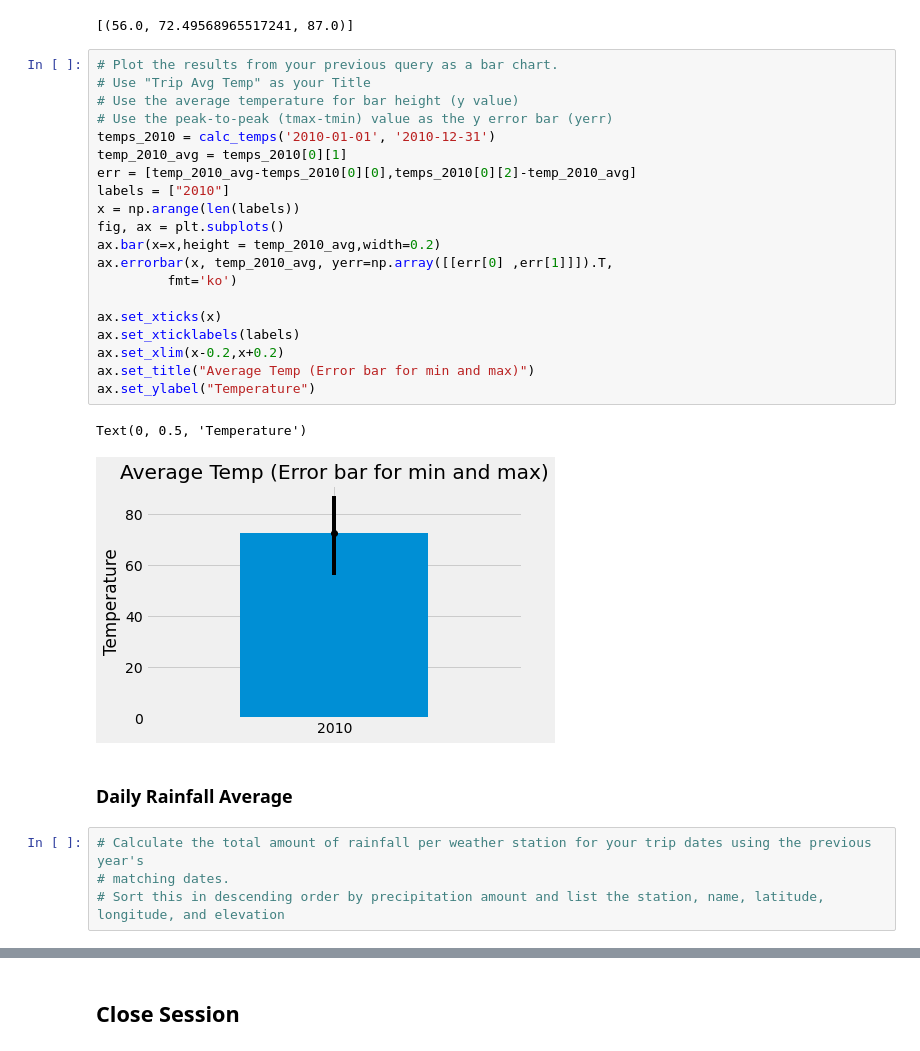
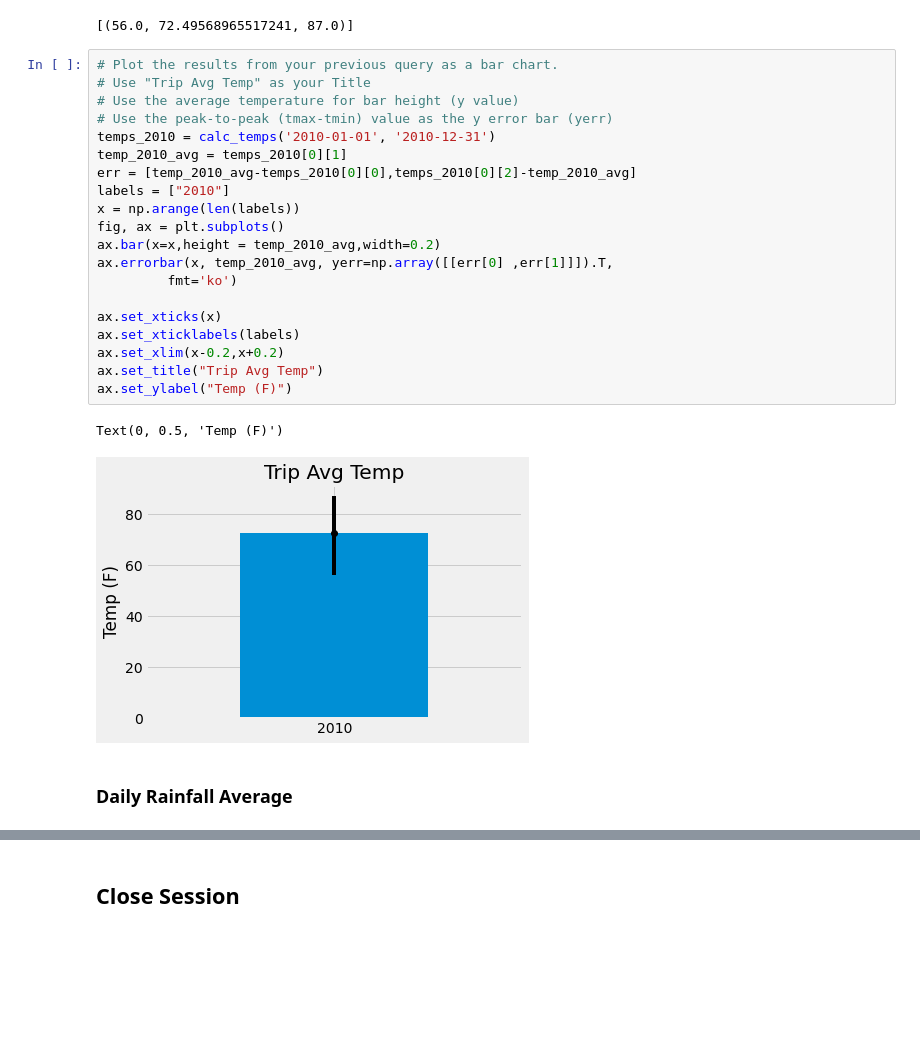
Before and after one commit to zukohere/sqlalchemy-challenge, a Jupyter notebook: temp_analysis_bonus_2_starter.ipynb, the cells around one changed output, grey strips where cells are left out. Saved outputs shown, nothing was run; the diff lists cells and outputs as text; blank space fills up the shorter version.

```diff
--- a/temp_analysis_bonus_2_starter.ipynb
+++ b/temp_analysis_bonus_2_starter.ipynb
@@ -91,29 +91,25 @@ calc_temps('2010-01-01', '2010-12-31')
 # %%
 # Plot the results from your previous query as a bar chart.
 # Use "Trip Avg Temp" as your Title
 # Use the average temperature for bar height (y value)
 # Use the peak-to-peak (tmax-tmin) value as the y error bar (yerr)
 temps_2010 = calc_temps('2010-01-01', '2010-12-31')
 temp_2010_avg = temps_2010[0][1]
 err = [temp_2010_avg-temps_2010[0][0],temps_2010[0][2]-temp_2010_avg]
 labels = ["2010"]
 x = np.arange(len(labels))
 fig, ax = plt.subplots()
 ax.bar(x=x,height = temp_2010_avg,width=0.2)
 ax.errorbar(x, temp_2010_avg, yerr=np.array([[err[0] ,err[1]]]).T,
          fmt='ko')
 
 ax.set_xticks(x)
 ax.set_xticklabels(labels)
 ax.set_xlim(x-0.2,x+0.2)
-ax.set_title("Average Temp (Error bar for min and max)")
-ax.set_ylabel("Temperature")
+ax.set_title("Trip Avg Temp")
+ax.set_ylabel("Temp (F)")
 # %% [output]
-Text(0, 0.5, 'Temperature')
+Text(0, 0.5, 'Temp (F)')
-[figure, old version]
+[figure, new version]
 # %% [markdown]
 ### Daily Rainfall Average
-# %%
-# Calculate the total amount of rainfall per weather station for your trip dates using the previous year's
-# matching dates.
-# Sort this in descending order by precipitation amount and list the station, name, latitude, longitude, and elevation
```
Also changed, not shown: parts of 5 cells of this notebook, 3 other files.
